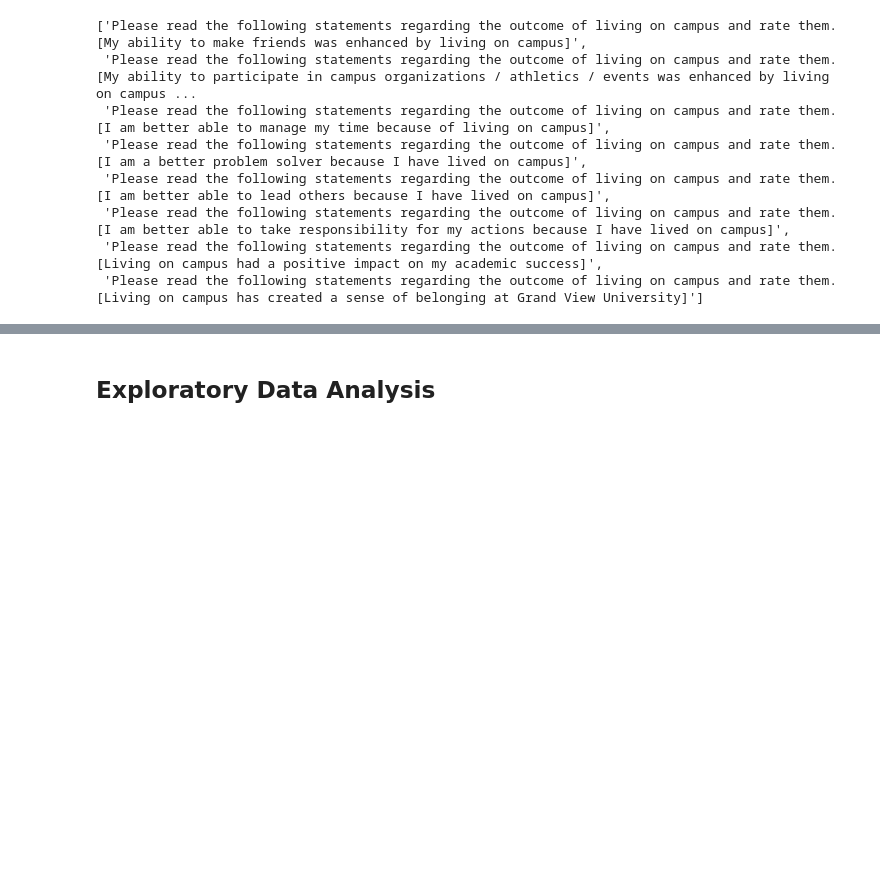
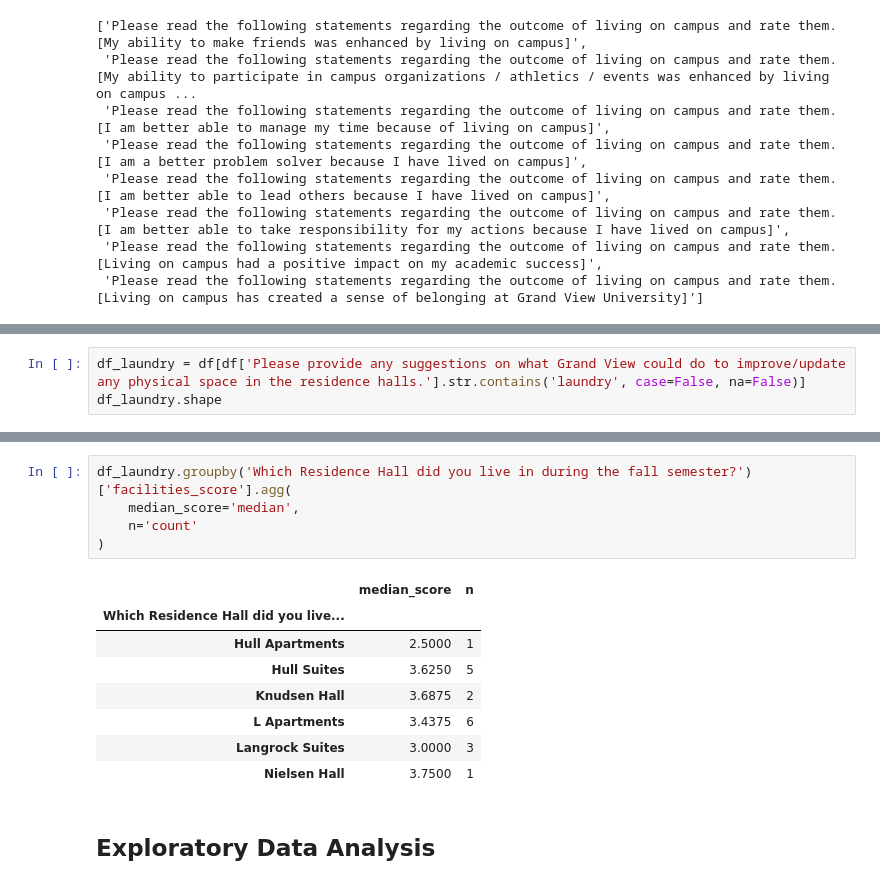
Before and after one commit to bdupey-gv/res_life_survey_analysis, a Jupyter notebook: code/preliminary_analysis.ipynb, the cells around one changed output, grey strips where cells are left out. Saved outputs shown, nothing was run; the diff lists cells and outputs as text; blank space fills up the shorter version.

```diff
--- a/code/preliminary_analysis.ipynb
+++ b/code/preliminary_analysis.ipynb
@@ -215,0 +245,3 @@ outcome_cols
+# %%
+df_laundry = df[df['Please provide any suggestions on what Grand View could do to improve/update any physical space in the residence halls.'].str.contains('laundry', case=False, na=False)]
+df_laundry.shape
@@ -216,3 +274,17 @@ outcome_cols
+# %%
+df_laundry.groupby('Which Residence Hall did you live in during the fall semester?')['facilities_score'].agg(
+    median_score='median',
+    n='count'
+)
+# %% [output]
+|  | median_score | n |
+| Which Residence Hall did you live... |  |  |
+| Hull Apartments | 2.5000 | 1 |
+| Hull Suites | 3.6250 | 5 |
+| Knudsen Hall | 3.6875 | 2 |
+| L Apartments | 3.4375 | 6 |
+| Langrock Suites | 3.0000 | 3 |
+| Nielsen Hall | 3.7500 | 1 |
 # %% [markdown]
 ## Exploratory Data Analysis
 # %% [markdown]
```
Also changed, not shown: parts of 24 cells of this notebook, 11 other files.
